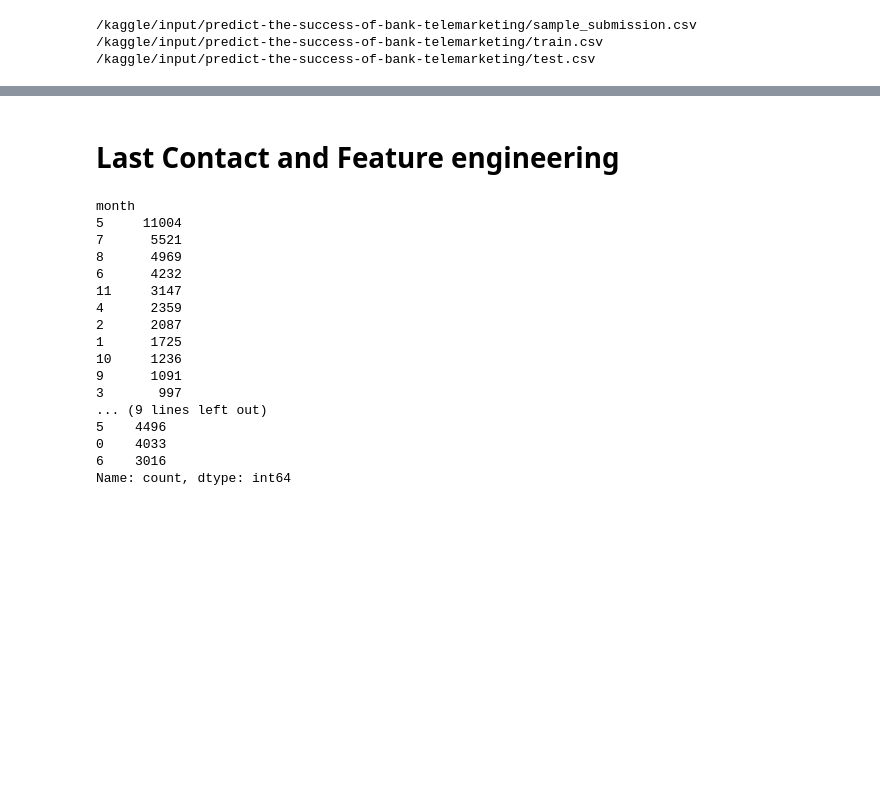
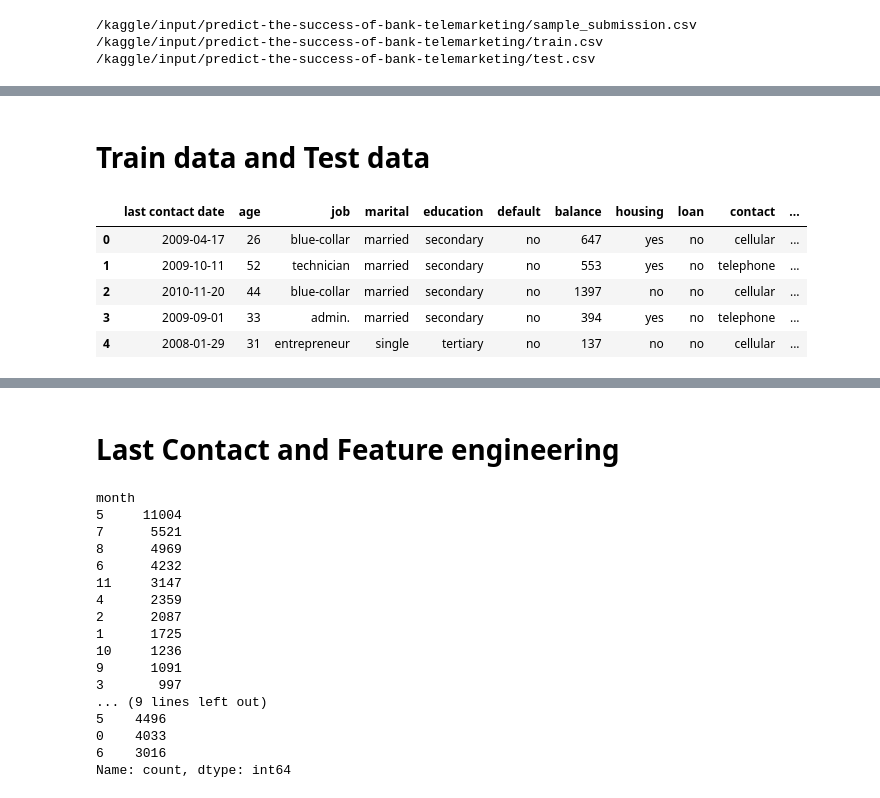
Before and after one commit to linisha04/Predict-the-Success-of-Bank-telemarketing, a Jupyter notebook: liniiiii.ipynb, the cells around one changed output, grey strips where cells are left out. Cells and saved outputs as stored; diff of their text form; code cells hidden in the pictures; blank space fills up the shorter version.

```diff
--- a/liniiiii.ipynb
+++ b/liniiiii.ipynb
@@ -81,0 +82,11 @@ dtype: int64
+# %% [markdown]
+# Train data and Test data
+# %%
+train.head(5)
+# %% [output]
+|  | last contact date | age | job | marital | education | default | balance | housing | loan | contact | ... |
+| 0 | 2009-04-17 | 26 | blue-collar | married | secondary | no | 647 | yes | no | cellular | ... |
+| 1 | 2009-10-11 | 52 | technician | married | secondary | no | 553 | yes | no | telephone | ... |
+| 2 | 2010-11-20 | 44 | blue-collar | married | secondary | no | 1397 | no | no | cellular | ... |
+| 3 | 2009-09-01 | 33 | admin. | married | secondary | no | 394 | yes | no | telephone | ... |
+| 4 | 2008-01-29 | 31 | entrepreneur | single | tertiary | no | 137 | no | no | cellular | ... |
```
Also changed, not shown: parts of 48 cells of this notebook.
